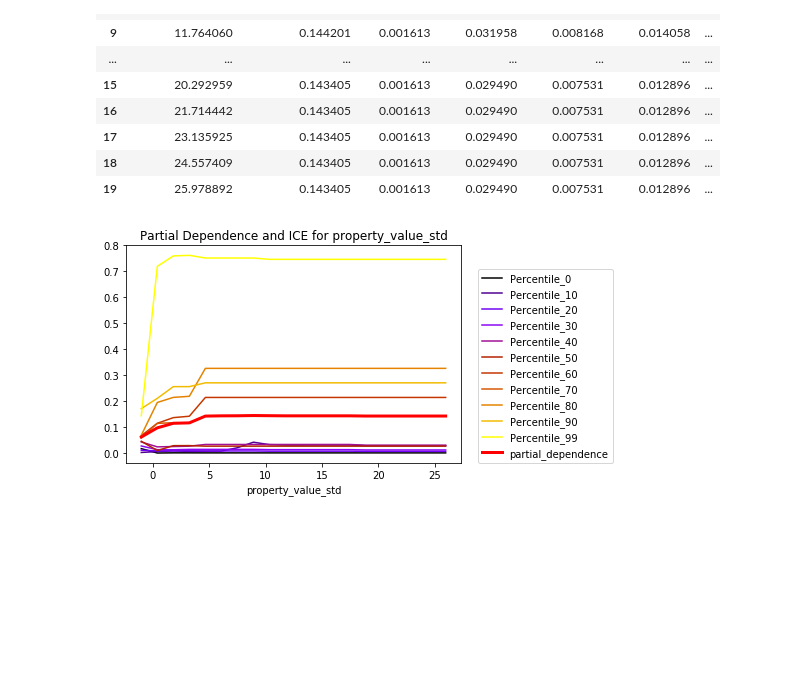
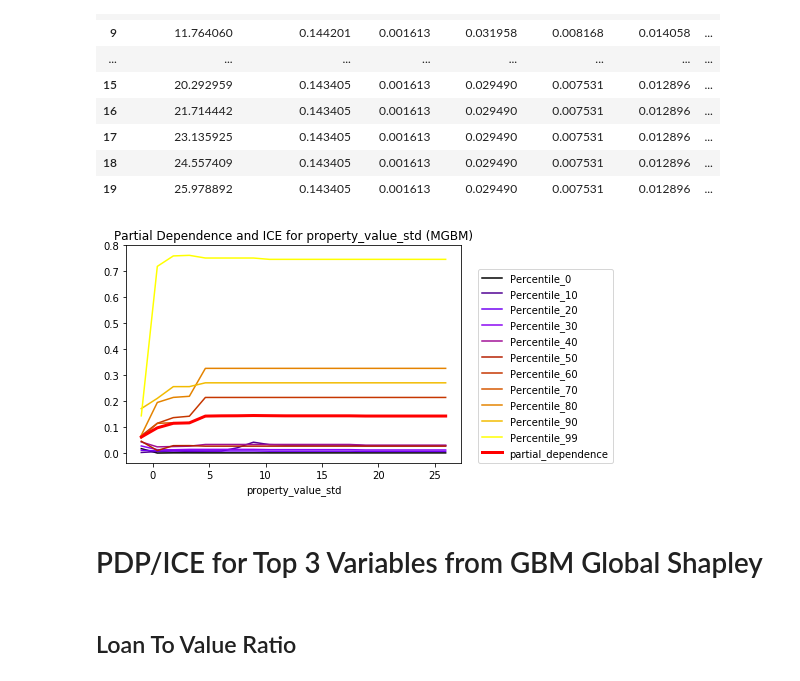
Before and after one commit to h2oai/article-information-2019, a Jupyter notebook: notebooks/perf_pdp_ice_shap_mgbm_hmda.ipynb, the cells around one changed output. Cells and saved outputs as stored; diff of their text form; code cells hidden in the pictures; blank space fills up the shorter version.

```diff
--- a/notebooks/perf_pdp_ice_shap_mgbm_hmda.ipynb
+++ b/notebooks/perf_pdp_ice_shap_mgbm_hmda.ipynb
@@ -273,6 +241,6 @@ Unconstrained H2O XGBoost Preds
 # %%
 # Merged predictions from each model onto test set
-model_dict = {'mgbm' : mgbm_preds, 'gbm' : gbm_preds, 'mxgb' : mxgb_preds, 'xgb' : xgb_preds}
+model_dict = {'mgbm' : mgbm_preds, 'gbm' : gbm_preds}
 # %%
 for model_name, model_preds in model_dict.items():
     yhat = 'high_priced_' + model_name + '_pred'
@@ -626,16 +636,20 @@ gbm prediction progress: |██████████████████
 # %%
 fig, ax = plt.subplots()
 par_dep_pv_mgbm.drop('partial_dependence', axis=1).plot(x='property_value_std', colormap='gnuplot', ax=ax)
 
-par_dep_pv_mgbm.plot(title='Partial Dependence and ICE for property_value_std',
+par_dep_pv_mgbm.plot(title='Partial Dependence and ICE for property_value_std (MGBM)',
                          x='property_value_std',
                          y='partial_dependence',
                          style='r-',
                          linewidth=3,
                          ax=ax)
 
 _ = plt.legend(bbox_to_anchor=(1.05, 0),
                loc=3,
                borderaxespad=0.)
 # %% [output]
-[figure, old version]
+[figure, new version]
+# %% [markdown]
+# PDP/ICE for Top 3 Variables from GBM Global Shapley
+# %% [markdown]
+## Loan To Value Ratio
```
Also changed, not shown: parts of 34 cells of this notebook, 9 other files.
